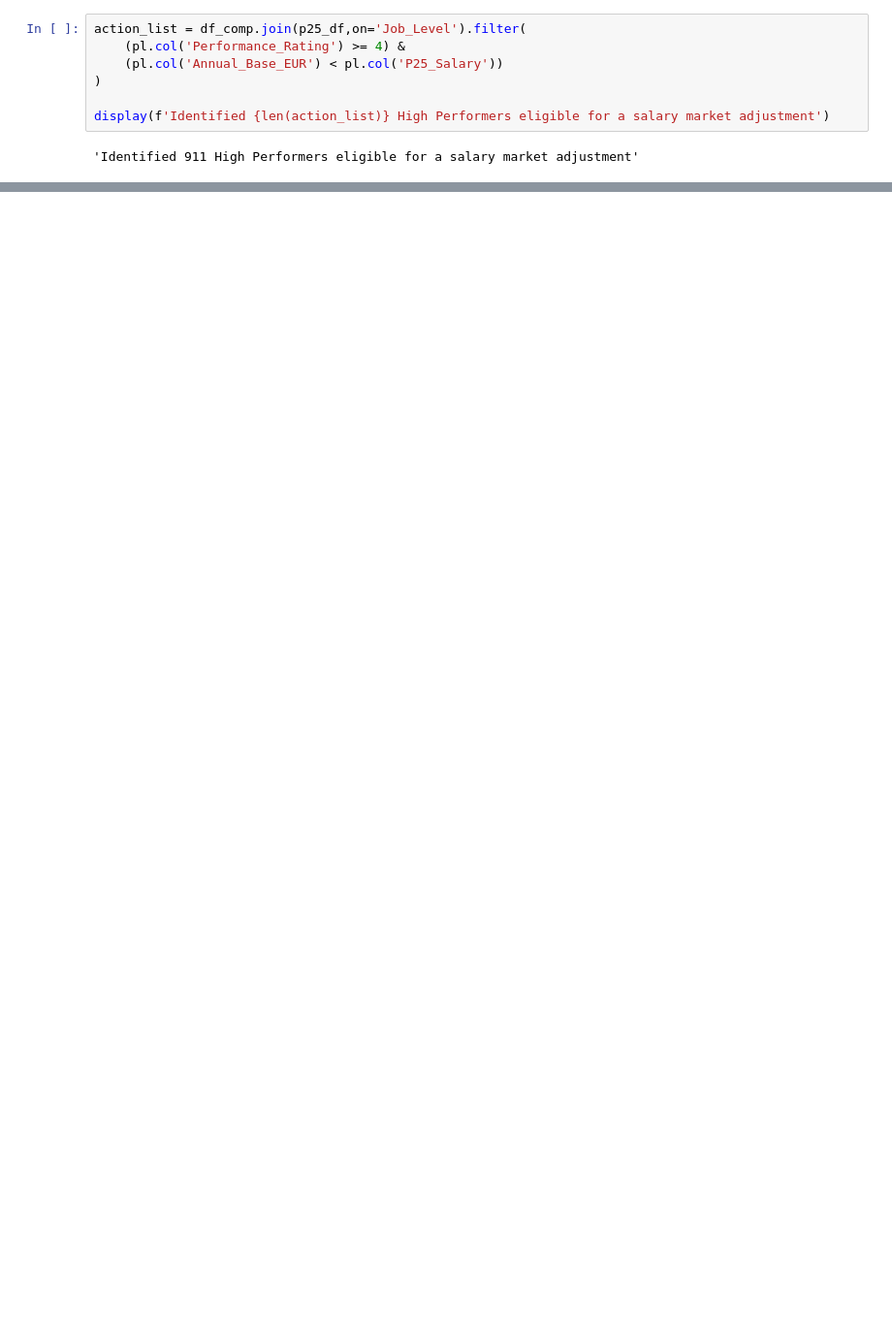
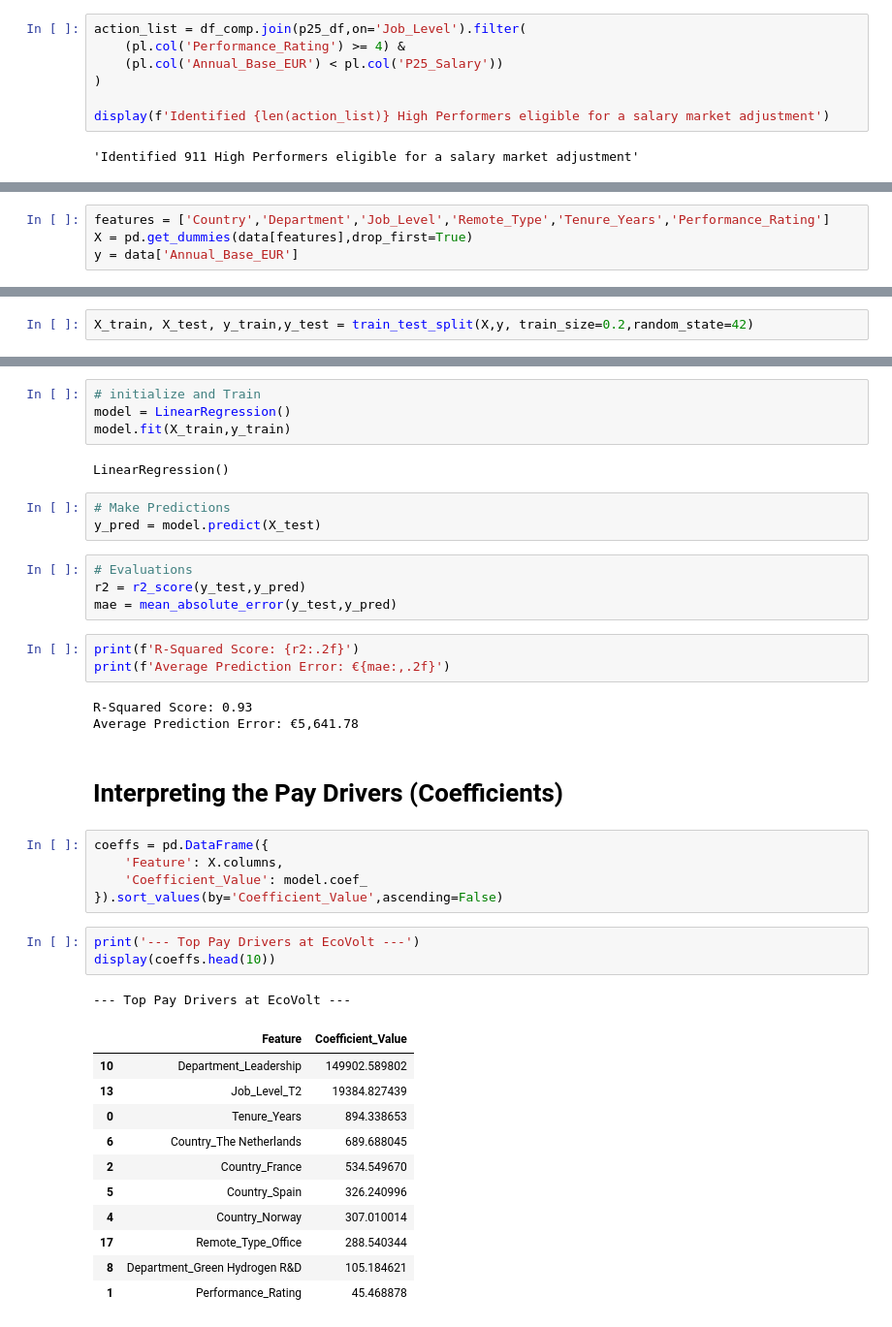
Before and after one commit to cbonnin88/EcoVolt-HR, a Jupyter notebook: Compensation_EDA.ipynb, the cells around one changed output, grey strips where cells are left out. Shown at 97% size. Drawn from its saved outputs; the diff is of its cells as text; blank space fills up the shorter version.

Commit message:
Exploratory (Compensation) Data Analysis using Polars and Plotly and created a Compensation Predictor using Linear Regression

```diff
--- a/Compensation_EDA.ipynb
+++ b/Compensation_EDA.ipynb
@@ -238,0 +238,4 @@ display(f'Identified {len(action_list)} High Performers eligible for a salary ma
+# %%
+features = ['Country','Department','Job_Level','Remote_Type','Tenure_Years','Performance_Rating']
+X = pd.get_dummies(data[features],drop_first=True)
+y = data['Annual_Base_EUR']
@@ -238,0 +244,2 @@ display(f'Identified {len(action_list)} High Performers eligible for a salary ma
+# %%
+X_train, X_test, y_train,y_test = train_test_split(X,y, train_size=0.2,random_state=42)
@@ -238,0 +252,42 @@ display(f'Identified {len(action_list)} High Performers eligible for a salary ma
+# %%
+# initialize and Train
+model = LinearRegression()
+model.fit(X_train,y_train)
+# %% [output]
+LinearRegression()
+# %%
+# Make Predictions
+y_pred = model.predict(X_test)
+# %%
+# Evaluations
+r2 = r2_score(y_test,y_pred)
+mae = mean_absolute_error(y_test,y_pred)
+# %%
+print(f'R-Squared Score: {r2:.2f}')
+print(f'Average Prediction Error: €{mae:,.2f}')
+# %% [output]
+R-Squared Score: 0.93
+Average Prediction Error: €5,641.78
+# %% [markdown]
+# **Interpreting the Pay Drivers (Coefficients)**
+# %%
+coeffs = pd.DataFrame({
+    'Feature': X.columns,
+    'Coefficient_Value': model.coef_
+}).sort_values(by='Coefficient_Value',ascending=False)
+# %%
+print('--- Top Pay Drivers at EcoVolt ---')
+display(coeffs.head(10))
+# %% [output]
+--- Top Pay Drivers at EcoVolt ---
+|  | Feature | Coefficient_Value |
+| 10 | Department_Leadership | 149902.589802 |
+| 13 | Job_Level_T2 | 19384.827439 |
+| 0 | Tenure_Years | 894.338653 |
+| 6 | Country_The Netherlands | 689.688045 |
+| 2 | Country_France | 534.549670 |
+| 5 | Country_Spain | 326.240996 |
+| 4 | Country_Norway | 307.010014 |
+| 17 | Remote_Type_Office | 288.540344 |
+| 8 | Department_Green Hydrogen R&D | 105.184621 |
+| 1 | Performance_Rating | 45.468878 |
```
Also changed, not shown: parts of 9 cells of this notebook.
